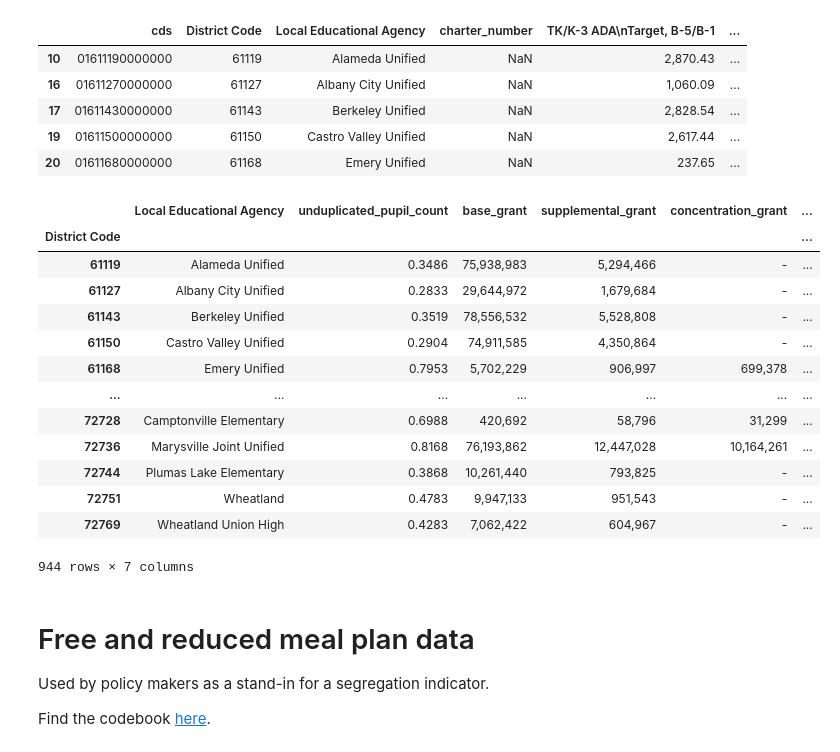
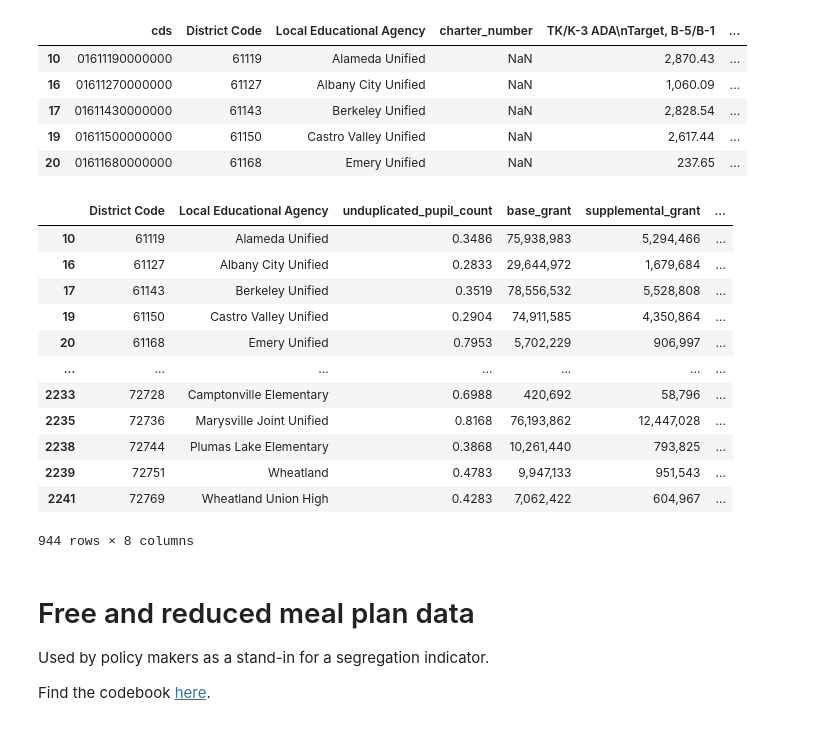
Before and after one commit to fiendskrah/finalcapstone, a Jupyter notebook: project.ipynb, the cells around one changed output. Saved outputs shown, nothing was run; the diff lists cells and outputs as text; code cells hidden in the pictures.

```diff
--- a/project.ipynb
+++ b/project.ipynb
@@ -446,20 +433,5 @@ lcff.head()
 | 20 | 01611680000000 | 61168 | Emery Unified | NaN | 237.65 | ... |
 # %%
 #is this done?
-ff = lcff[['Local Educational Agency', 'unduplicated_pupil_count', 'base_grant', 'supplemental_grant', 'concentration_grant', 'total_grants', 'cds' ]].copy()
-ff.set_index(lcff['District Code'])
+dflcff = lcff[['District Code', 'Local Educational Agency', 'unduplicated_pupil_count', 'base_grant', 'supplemental_grant', 'concentration_grant', 'total_grants', 'cds' ]].copy()
+# dflcff.set_index(lcff['District Code'])
-# %% [output]
-|  | Local Educational Agency | unduplicated_pupil_count | base_grant | supplemental_grant | concentration_grant | ... |
-| District Code |  |  |  |  |  | ... |
-| 61119 | Alameda Unified | 0.3486 | 75,938,983 | 5,294,466 | - | ... |
-| 61127 | Albany City Unified | 0.2833 | 29,644,972 | 1,679,684 | - | ... |
-| 61143 | Berkeley Unified | 0.3519 | 78,556,532 | 5,528,808 | - | ... |
-| 61150 | Castro Valley Unified | 0.2904 | 74,911,585 | 4,350,864 | - | ... |
-| 61168 | Emery Unified | 0.7953 | 5,702,229 | 906,997 | 699,378 | ... |
-| ... | ... | ... | ... | ... | ... | ... |
-| 72728 | Camptonville Elementary | 0.6988 | 420,692 | 58,796 | 31,299 | ... |
-| 72736 | Marysville Joint Unified | 0.8168 | 76,193,862 | 12,447,028 | 10,164,261 | ... |
-| 72744 | Plumas Lake Elementary | 0.3868 | 10,261,440 | 793,825 | - | ... |
-| 72751 | Wheatland | 0.4783 | 9,947,133 | 951,543 | - | ... |
-| 72769 | Wheatland Union High | 0.4283 | 7,062,422 | 604,967 | - | ... |
-944 rows × 7 columns
@@ -469,3 +438,19 @@ lcfft = set(lcff['cds'])
+# %%
+dflcff
+# %% [output]
+|  | District Code | Local Educational Agency | unduplicated_pupil_count | base_grant | supplemental_grant | ... |
+| 10 | 61119 | Alameda Unified | 0.3486 | 75,938,983 | 5,294,466 | ... |
+| 16 | 61127 | Albany City Unified | 0.2833 | 29,644,972 | 1,679,684 | ... |
+| 17 | 61143 | Berkeley Unified | 0.3519 | 78,556,532 | 5,528,808 | ... |
+| 19 | 61150 | Castro Valley Unified | 0.2904 | 74,911,585 | 4,350,864 | ... |
+| 20 | 61168 | Emery Unified | 0.7953 | 5,702,229 | 906,997 | ... |
+| ... | ... | ... | ... | ... | ... | ... |
+| 2233 | 72728 | Camptonville Elementary | 0.6988 | 420,692 | 58,796 | ... |
+| 2235 | 72736 | Marysville Joint Unified | 0.8168 | 76,193,862 | 12,447,028 | ... |
+| 2238 | 72744 | Plumas Lake Elementary | 0.3868 | 10,261,440 | 793,825 | ... |
+| 2239 | 72751 | Wheatland | 0.4783 | 9,947,133 | 951,543 | ... |
+| 2241 | 72769 | Wheatland Union High | 0.4283 | 7,062,422 | 604,967 | ... |
+944 rows × 8 columns
 # %% [markdown]
 # Free and reduced meal plan data
 Used by policy makers as a stand-in for a  segregation indicator.
```
Also changed, not shown: parts of 80 cells of this notebook, 1 other file.
